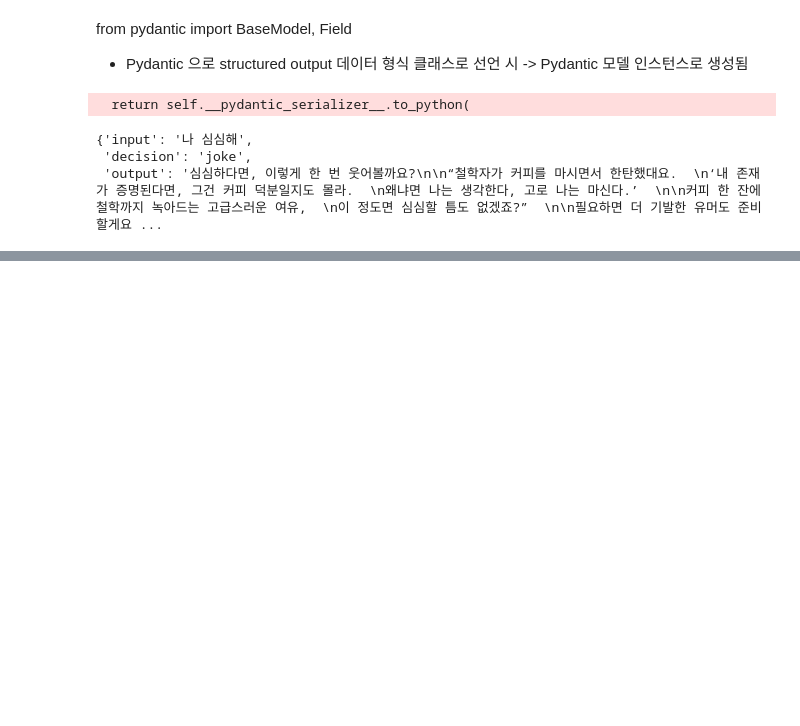
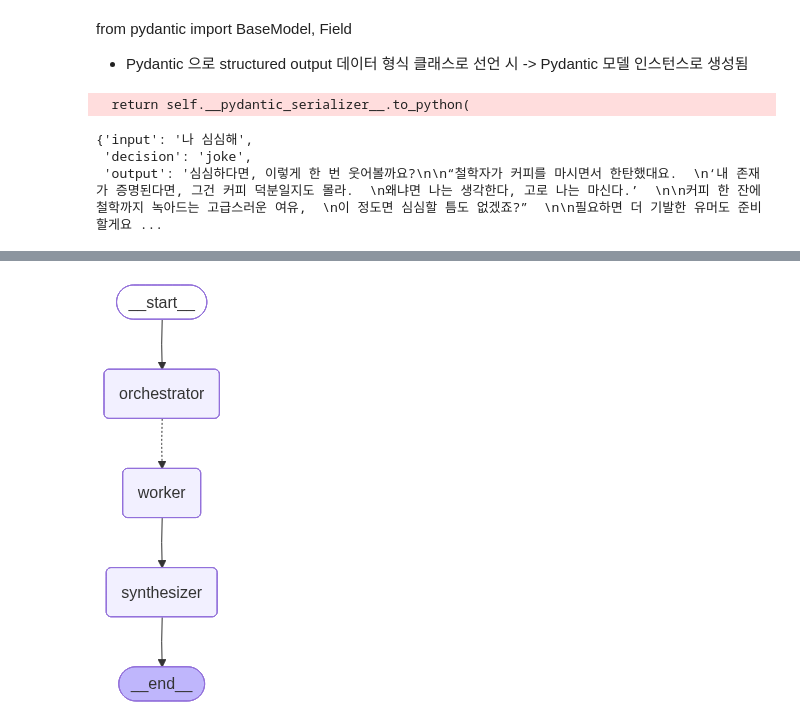
Before and after one commit to sikumdev/TIL, a Jupyter notebook: 04-langgraph/06-workflows.ipynb, the cells around one changed output, grey strips where cells are left out. Drawn from its saved outputs; the diff is of its cells as text; code cells hidden in the pictures; blank space fills up the shorter version.

Commit message:
Orchestrator - Worker

```diff
--- a/04-langgraph/06-workflows.ipynb
+++ b/04-langgraph/06-workflows.ipynb
@@ -222,0 +230,17 @@ graph.invoke({'input':'나 심심해'})
+# %%
+from typing import Annotated, List
+from pydantic import BaseModel, Field
+
+# Structured Output 용 Model 생성 (계획 수립)
+# Section (name = '~', desciption='' )
+class Section(BaseModel):
+    name: str = Field(..., description='보고서내 해당 섹션명')
+    desciption : str = Field(..., description='해당 섹션에서 다룰 주요 주제 및 개념에 대한 개요')
+
+# Sections(sections =[ [Section(),Section(),Section(),  ] )
+class Sections(BaseModel):
+    sections: List[Section] = Field(..., description='리포트의 섹션들')
+
+planner_llm = llm.with_structured_output(Sections)
+
+# planner_llm.invoke('LLM 스케일링 법칙에 대한 레포트 작성해줘')
@@ -222,0 +250,75 @@ graph.invoke({'input':'나 심심해'})
+# %%
+from langgraph.types import Send # 유동적으로 worker 노드를 실행
+import operator
+
+# Graph State
+class State(TypedDict):
+    topic: str
+    sections: list[Section]
+    completed_sections: Annotated[list, operator.add] # MessagesState 클래스 랑 거의 비슷함  -> State 덮어씌우는것이 아닌 계속 추가해주기 위함 (각 섹션 별 노드를 병렬로 돌릴때 뭐가 먼저 끝날지도 모르고 각 노드가 끝났다는 걸 알려면 계속 추가 해줘야함)
+    final_report: str
+
+# Worker State
+class WorkerState(TypedDict):
+    section: Section
+    completed_sections: Annotated[list, operator.add]
+
+# Nodes
+def orchestrator(state: State):
+    # planner_llm의 structure output이 Sections 임
+    report_sections = planner_llm.invoke(
+        [
+            SystemMessage(content='Generate a plan for report'),
+            HumanMessage(content=f'Here is the report topic: {state['topic']}')
+        ]
+    )
+    return {'sections': report_sections.sections}
+    # Sections (sections= [Section(), Section(), ~])
+
+def worker(state: WorkerState):
+    section = llm.invoke(
+        [
+            SystemMessage(content='제공된 name과 description에 따라 보고서 섹션을 작성해라. 각 섹션 앞에는 서두를 넣지 말고, md 형식으로 작성.'),
+            HumanMessage(content=f'섹션 name: {state['section'].name}\n 섹션 description: {state['section'].desciption}')
+        ]
+    )
+    return {'completed_sections' : [section.content] }
+
+
+def synthesizer(state: State):
+    # 단순히 worker 들의 결과 합치기
+    completed_sections = state['completed_sections']
+    final_report ='\n\n ------------------- \n\n'.join(completed_sections)
+    return {'final_report': final_report}
+
+# Router
+def assign_workers(state: State):
+    plan = []
+    for s in state['sections']:
+        plan.append( Send('worker', {'section': s}) )# Send라는 객체를 plan 리스트에 append
+    return plan
+
+# Graph
+workflow = StateGraph(State)
+
+workflow.add_node(orchestrator)
+workflow.add_node(worker)
+workflow.add_node(synthesizer)
+
+workflow.add_edge(START, 'orchestrator')
+workflow.add_conditional_edges(
+    'orchestrator',
+    assign_workers,
+    ['worker']
+)
+
+workflow.add_edge('worker', 'synthesizer')
+workflow.add_edge('synthesizer', END)
+
+graph = workflow.compile()
+
+display(Image(graph.get_graph().draw_mermaid_png()))
+
+result = graph.invoke({'topic': '치이카와 세계관에 대한 리포트 작성'})
+# %% [output]
+[figure, added]
```
Also changed, not shown: parts of 12 cells of this notebook.
